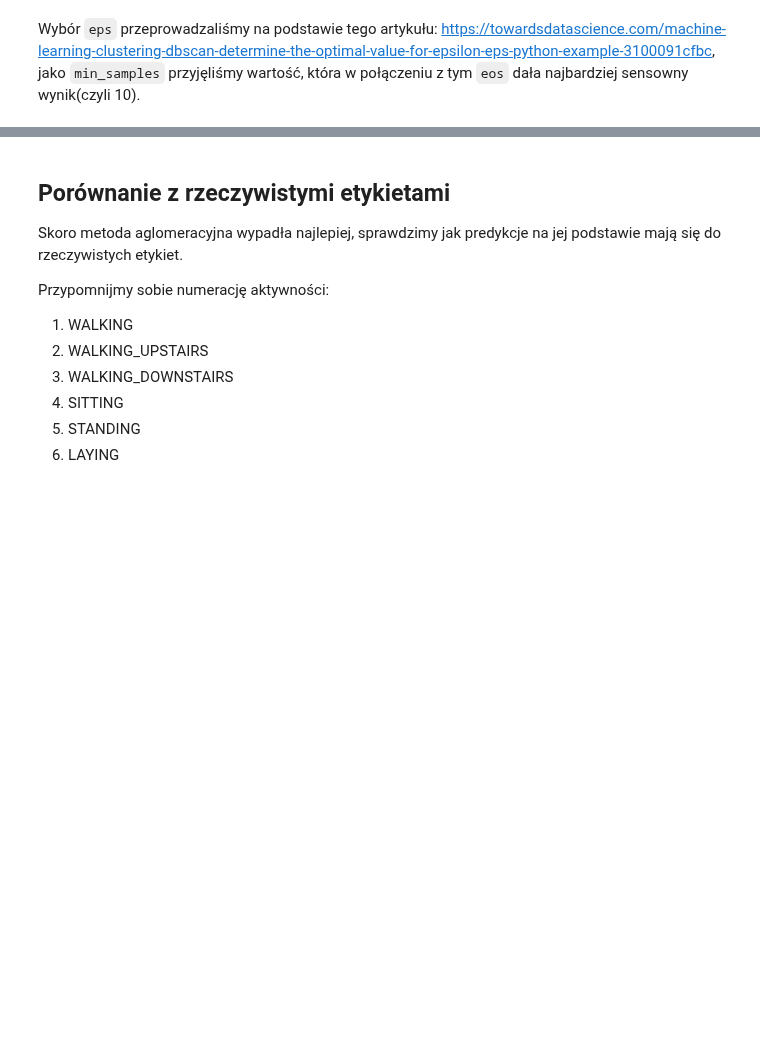
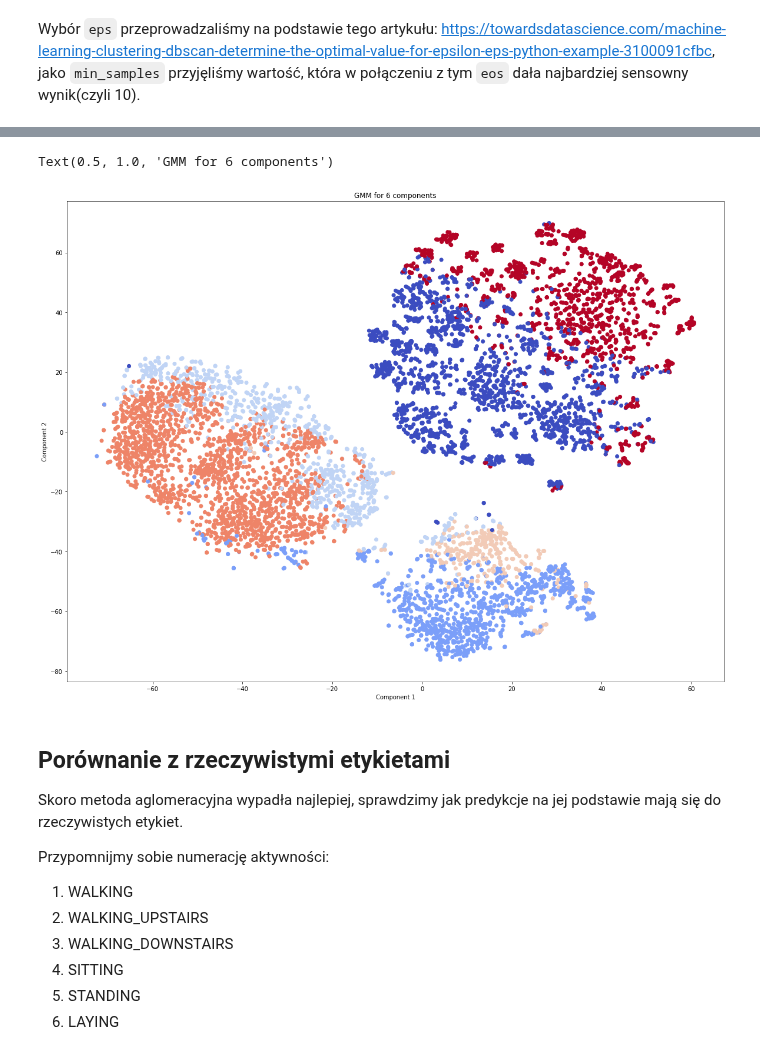
Before and after one commit to gekas145/WUM-2021-Projekty, a Jupyter notebook: Projekt2/final.ipynb, the cells around one changed output, grey strips where cells are left out. Cells and saved outputs as stored; diff of their text form; code cells hidden in the pictures; blank space fills up the shorter version.

```diff
--- a/Projekt2/final.ipynb
+++ b/Projekt2/final.ipynb
@@ -173,3 +224,10 @@ plt.show()
+# %%
+gmm_labels = gmm.predict(X_train)
+plot_components(best_tsne.embedding_, labels=gmm.predict(X_train), title=False)
+plt.title('GMM for 6 components')
+# %% [output]
+Text(0.5, 1.0, 'GMM for 6 components')
+[figure, added]
 # %% [markdown]
 ## Porównanie z rzeczywistymi etykietami
 Skoro metoda aglomeracyjna wypadła najlepiej, sprawdzimy jak predykcje na jej podstawie mają się do rzeczywistych etykiet.
```
Also changed, not shown: parts of 20 cells of this notebook.
